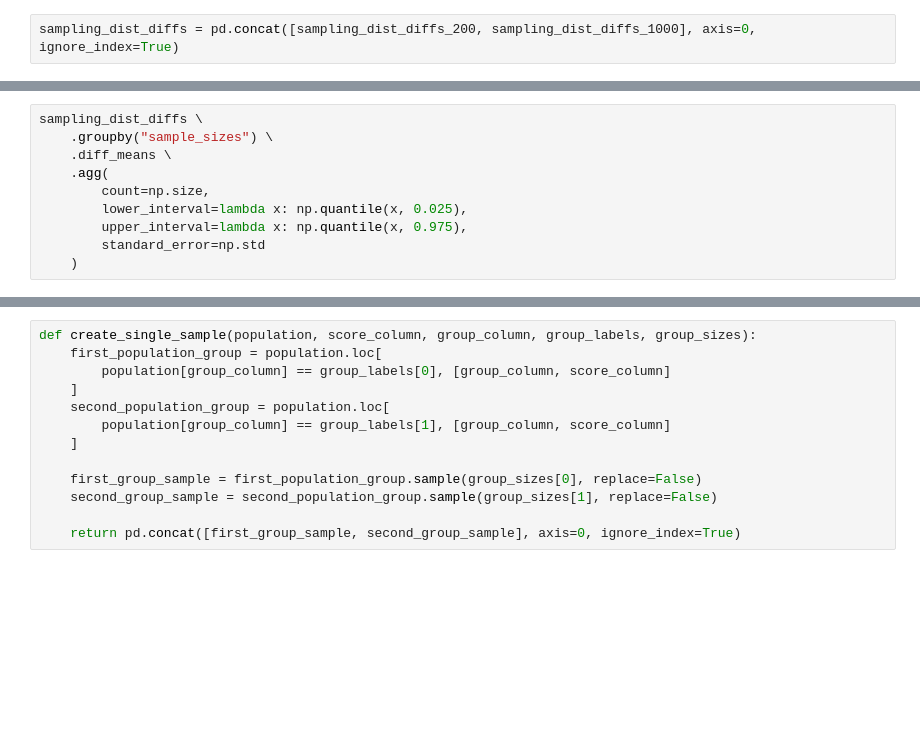
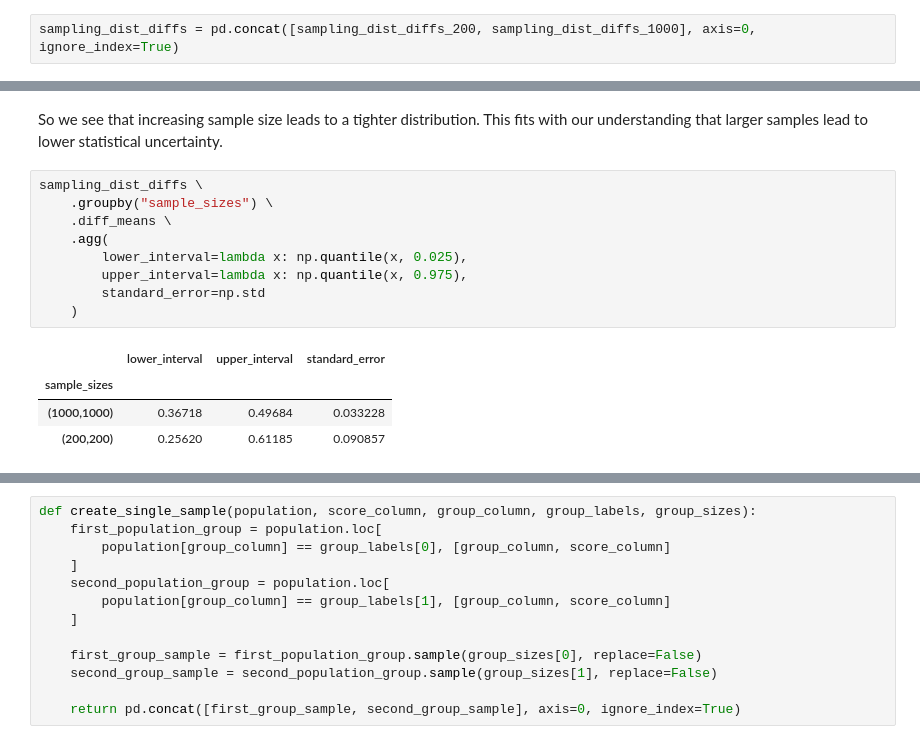
Before and after one commit to derekmiddlemiss/python-resampling, a Jupyter notebook: Resampling_v2.ipynb, the cells around one changed output, grey strips where cells are left out. Saved outputs shown, nothing was run; the diff lists cells and outputs as text; blank space fills up the shorter version.

```diff
--- a/Resampling_v2.ipynb
+++ b/Resampling_v2.ipynb
@@ -215,13 +253,19 @@ g.map(plt.axvline, x=tv_movie_diff_mean_scoring, ymin=0, ymax=1, color="red");
+# %% [markdown]
+So we see that increasing sample size leads to a tighter distribution. This fits with our understanding that larger samples lead to lower statistical uncertainty.
 # %%
 sampling_dist_diffs \
     .groupby("sample_sizes") \
     .diff_means \
     .agg(
-        count=np.size,
         lower_interval=lambda x: np.quantile(x, 0.025),
         upper_interval=lambda x: np.quantile(x, 0.975),
         standard_error=np.std
     )
+# %% [output]
+|  | lower_interval | upper_interval | standard_error |
+| sample_sizes |  |  |  |
+| (1000,1000) | 0.36718 | 0.49684 | 0.033228 |
+| (200,200) | 0.25620 | 0.61185 | 0.090857 |
 # %% [markdown]
 # Central limit theorem
 
```
Also changed, not shown: parts of 54 cells of this notebook.
